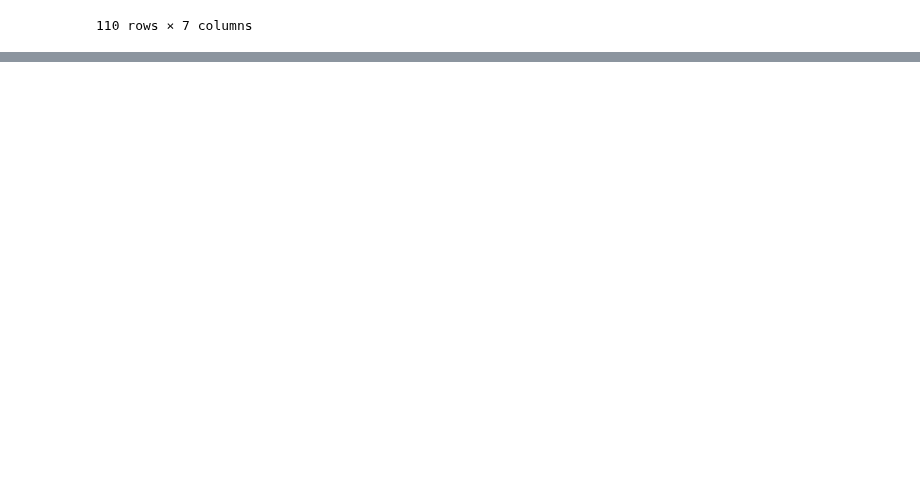
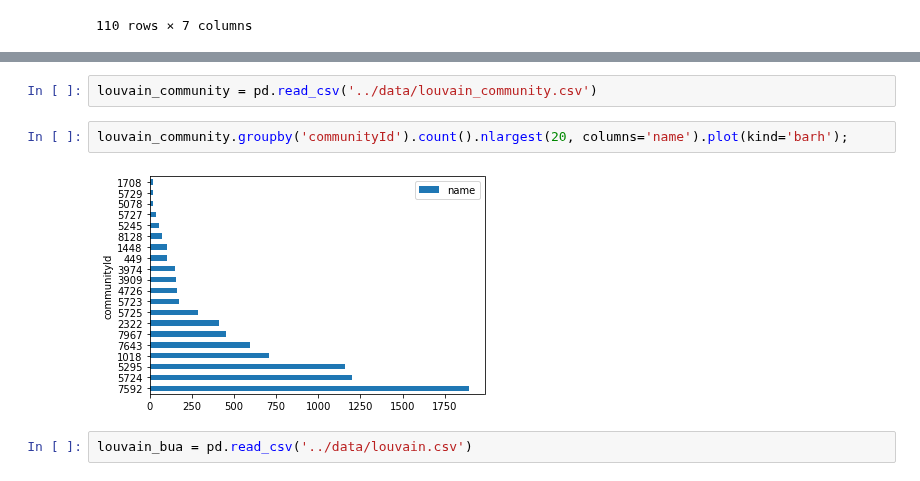
Before and after one commit to tomoumer/hop_team-the-hindenburgs, a Jupyter notebook: notebooks/data_exploration.ipynb, the cells around one changed output, grey strips where cells are left out. Saved outputs shown, nothing was run; the diff lists cells and outputs as text; blank space fills up the shorter version.

Commit message:
working with community detection

```diff
--- a/notebooks/data_exploration.ipynb
+++ b/notebooks/data_exploration.ipynb
@@ -485,0 +581,8 @@ providers_to_major.groupby(['specialization', 'parent_org'])['total_patients'].s
+# %%
+louvain_community = pd.read_csv('../data/louvain_community.csv')
+# %%
+louvain_community.groupby('communityId').count().nlargest(20, columns='name').plot(kind='barh');
+# %% [output]
+[figure, added]
+# %%
+louvain_bua = pd.read_csv('../data/louvain.csv')
```
Also changed, not shown: parts of 5 cells of this notebook.
